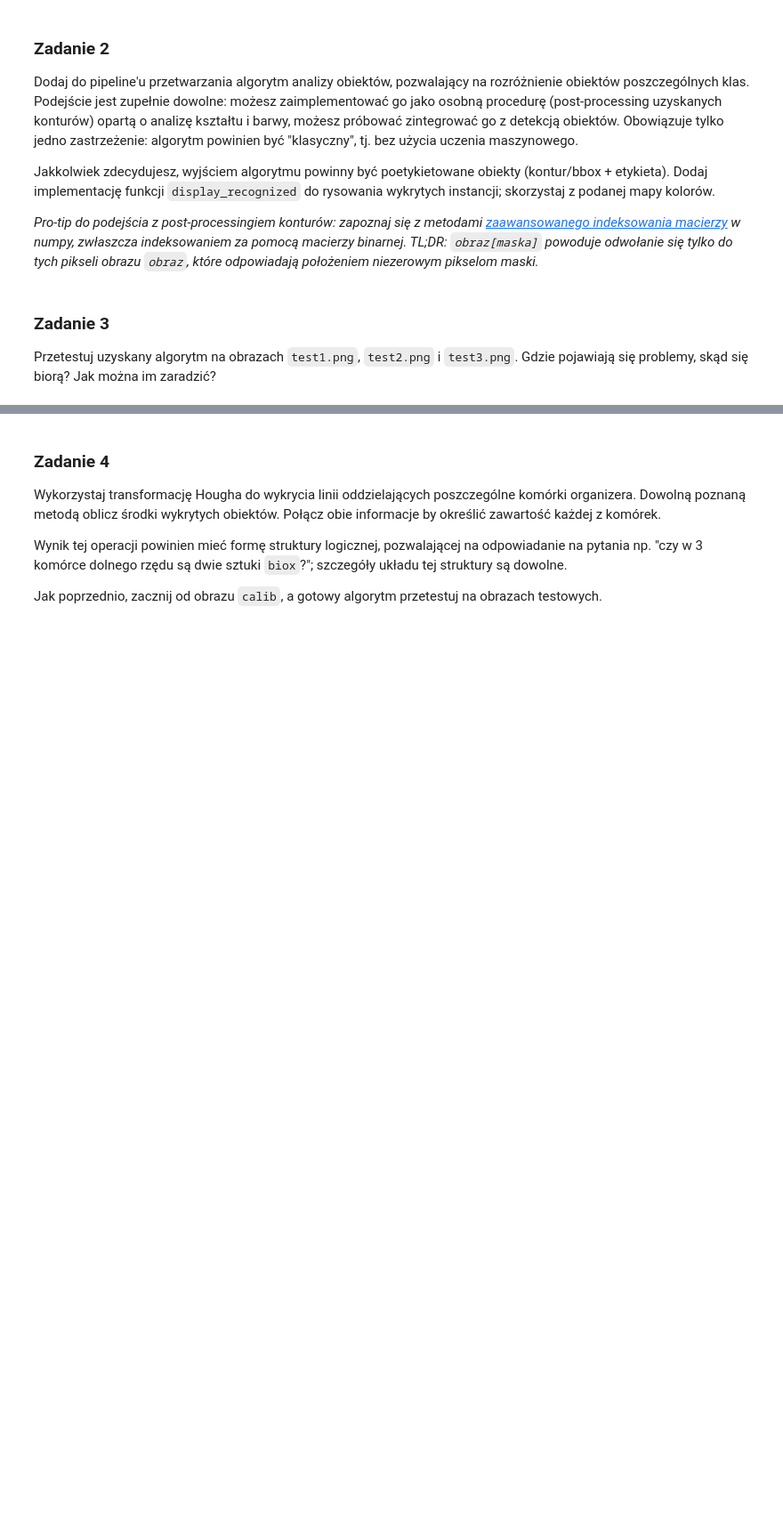
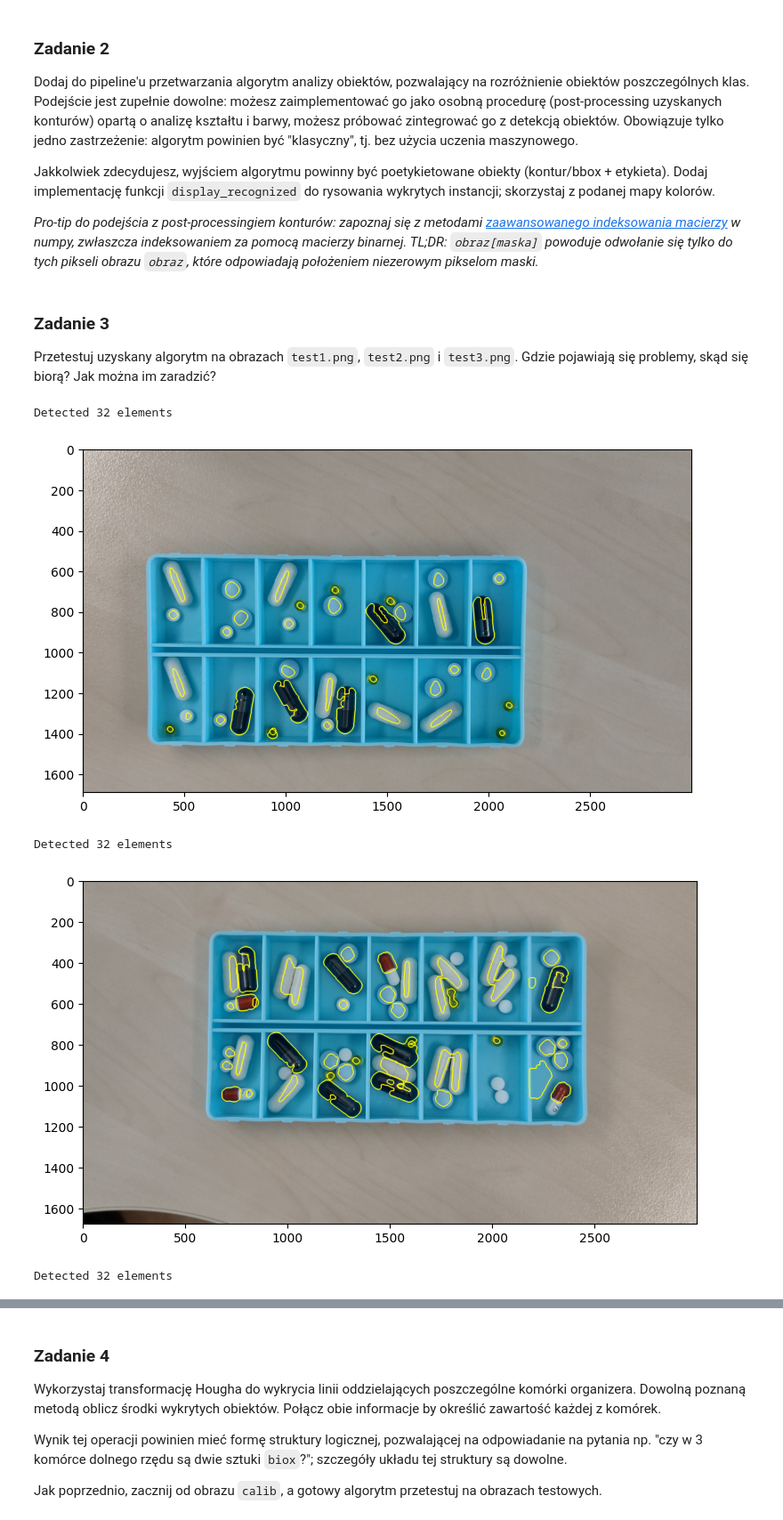
Before and after one commit to mprzymus/image-analysis, a Jupyter notebook: l5/Lab5_zadanie.ipynb, the cells around one changed output, grey strips where cells are left out. Shown at 89% size. Cells and saved outputs as stored; diff of their text form; code cells hidden in the pictures; blank space fills up the shorter version.

```diff
--- a/l5/Lab5_zadanie.ipynb
+++ b/l5/Lab5_zadanie.ipynb
@@ -314,3 +312,20 @@ Gdzie pojawiają się problemy, skąd się biorą?
 Jak można im zaradzić?
 # %%
 # miejsce na test - pozostaw wyniki działania oryginalnego algorytmu
+test1_img = cv2.imread('data/test1.png')
+test1_rest = detect_objects(test1_img.copy())
+display_cont(test1_rest, cv2.cvtColor(test1_img, cv2.COLOR_BGR2RGB))
+
+test2_img = cv2.imread('data/test2.png')
+test2_rest = detect_objects(test2_img.copy())
+display_cont(test2_rest, cv2.cvtColor(test2_img, cv2.COLOR_BGR2RGB))
+
+test3_img = cv2.imread('data/test3.png')
+test3_rest = detect_objects(test3_img.copy())
+display_cont(test3_rest, cv2.cvtColor(test3_img, cv2.COLOR_BGR2RGB))
+# %% [output]
+Detected 32 elements
+[figure, added]
+Detected 32 elements
+[figure, added]
+Detected 32 elements
```
Also changed, not shown: parts of 2 cells of this notebook.
